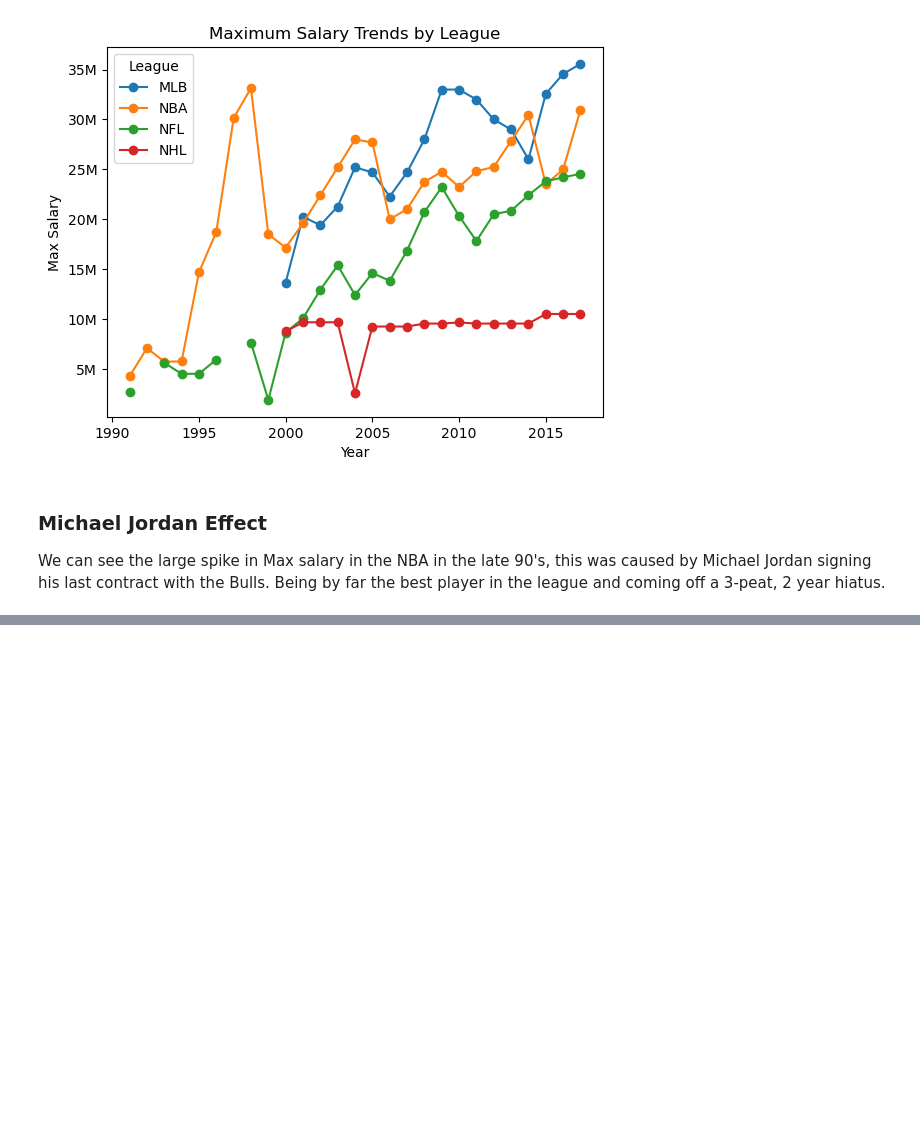
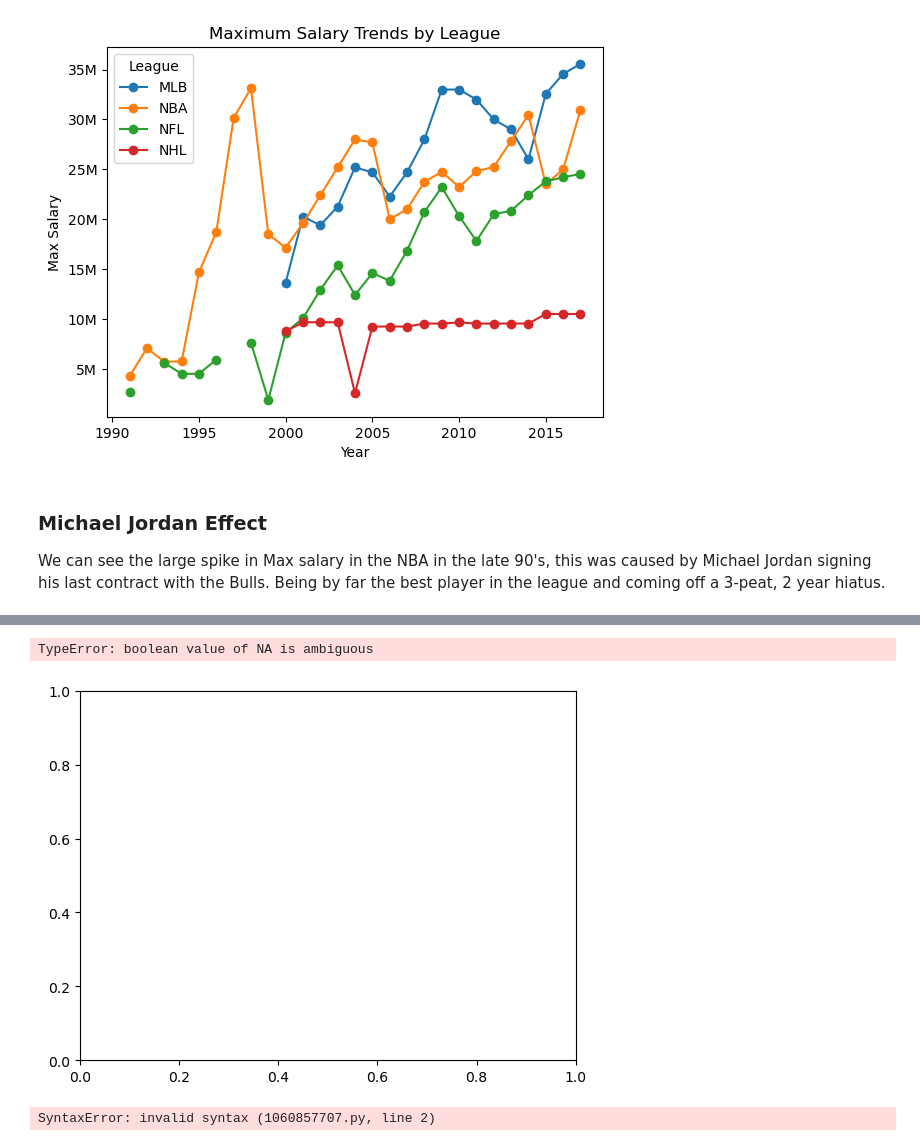
Before and after one commit to JP-Butler/Pro_Sports_Salary_Analysis, a Jupyter notebook: notebooks/eda.ipynb, the cells around one changed output, grey strips where cells are left out. Saved outputs shown, nothing was run; the diff lists cells and outputs as text; code cells hidden in the pictures; blank space fills up the shorter version.

```diff
--- a/notebooks/eda.ipynb
+++ b/notebooks/eda.ipynb
@@ -263,0 +267,7 @@ We can see the large spike in Max salary in the NBA in the late 90's, this was c
+# %%
+# Read in Team Data
+team_file = '../data/processed/teams_long.csv'
+data = pd.read_csv(team_file, dtype= {'Year':'Int64', 'Player Payroll':'Int64'})
+
+team_data_df = pd.DataFrame(data)
+team_data_df
@@ -263,0 +318,17 @@ We can see the large spike in Max salary in the NBA in the late 90's, this was c
+# %%
+# Histogram to visualize data distribution
+plt.hist(team_data_df['Player Payroll'], bins=20)
+plt.xlabel('Player Payroll')
+plt.ylabel('Data Frequency')
+plt.title('Player Payroll Data Distribution 1991-2017')
+plt.show()
+# %% [output]
+TypeError: boolean value of NA is ambiguous
+[figure, added]
+# %%
+# Need to convert <NA> null values to NaN to be handleable by matplotlib
+team_data_df = team_data_df.replace(to_replace=<NA>, np.nan)
+
+team_data_df
+# %% [output]
+SyntaxError: invalid syntax (1060857707.py, line 2)
```
Also changed, not shown: parts of 9 cells of this notebook, 1 other file.
